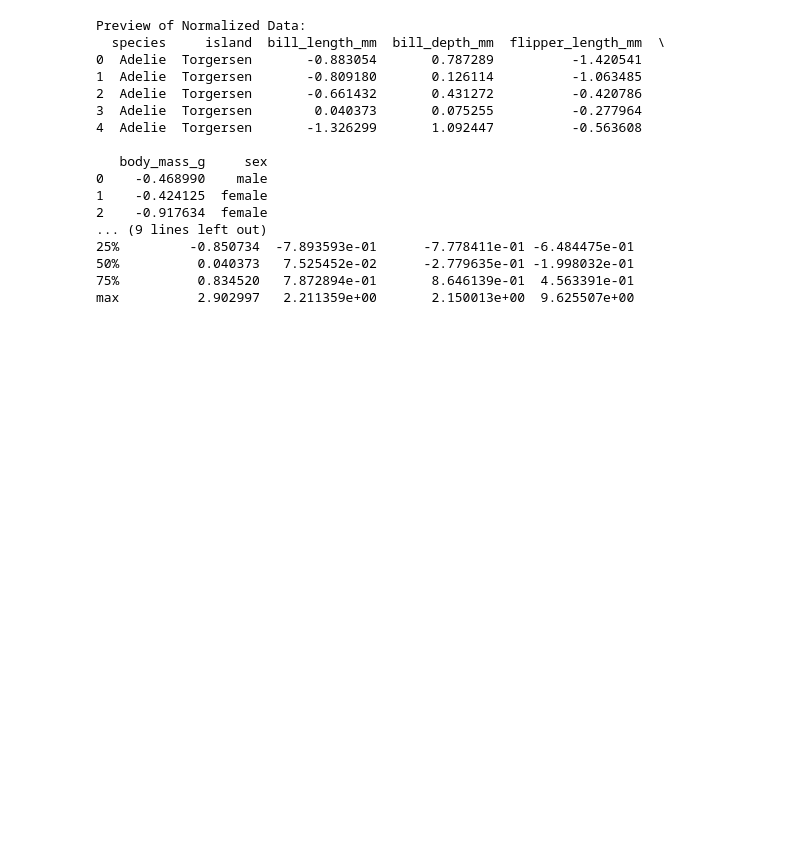
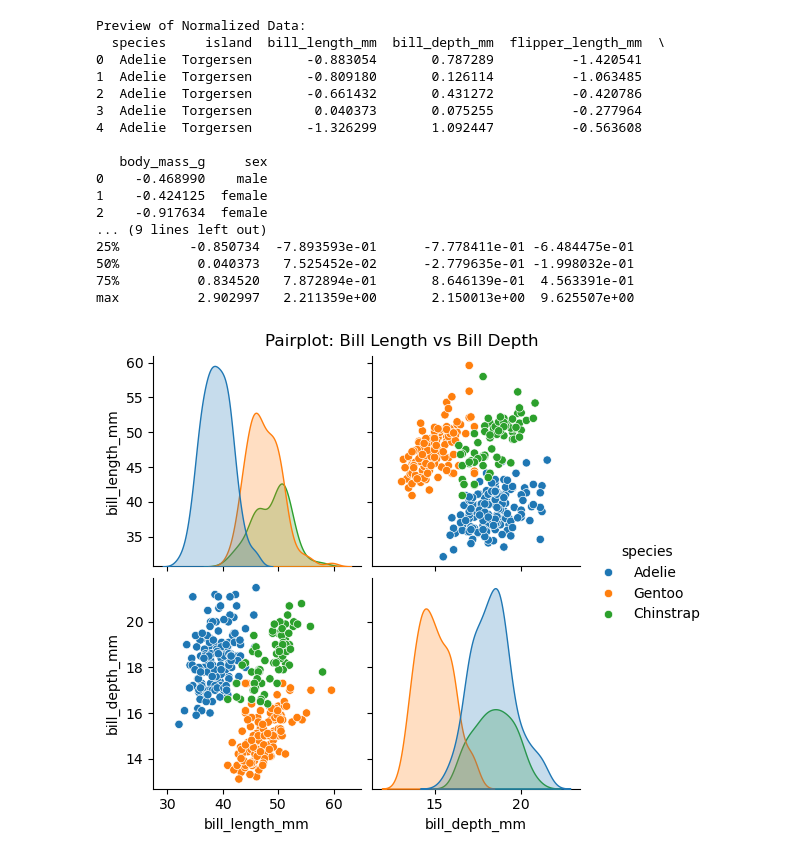
Before and after one commit to mohanraja2509/randomwalk-dataScience-Assignment, a Jupyter notebook: Penguin.ipynb, the cells around one changed output. Saved outputs shown, nothing was run; the diff lists cells and outputs as text; code cells hidden in the pictures; blank space fills up the shorter version.

```diff
--- a/Penguin.ipynb
+++ b/Penguin.ipynb
@@ -209,3 +209,9 @@ Preview of Normalized Data:
 50%          0.040373   7.525452e-02      -2.779635e-01 -1.998032e-01
 75%          0.834520   7.872894e-01       8.646139e-01  4.563391e-01
 max          2.902997   2.211359e+00       2.150013e+00  9.625507e+00
+# %%
+sns.pairplot(data=data, vars=['bill_length_mm', 'bill_depth_mm'], hue='species')
+plt.suptitle("Pairplot: Bill Length vs Bill Depth", y=1.02)
+plt.show()
+# %% [output]
+[figure, added]
```
Also changed, not shown: parts of 2 cells of this notebook.
